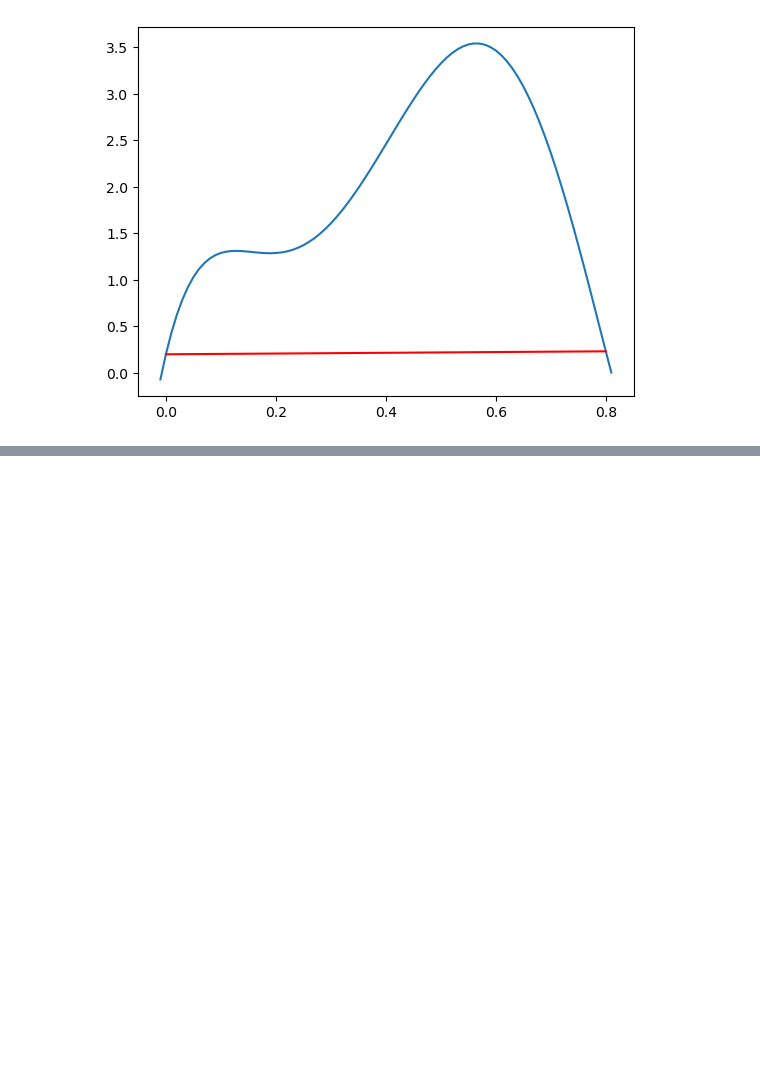
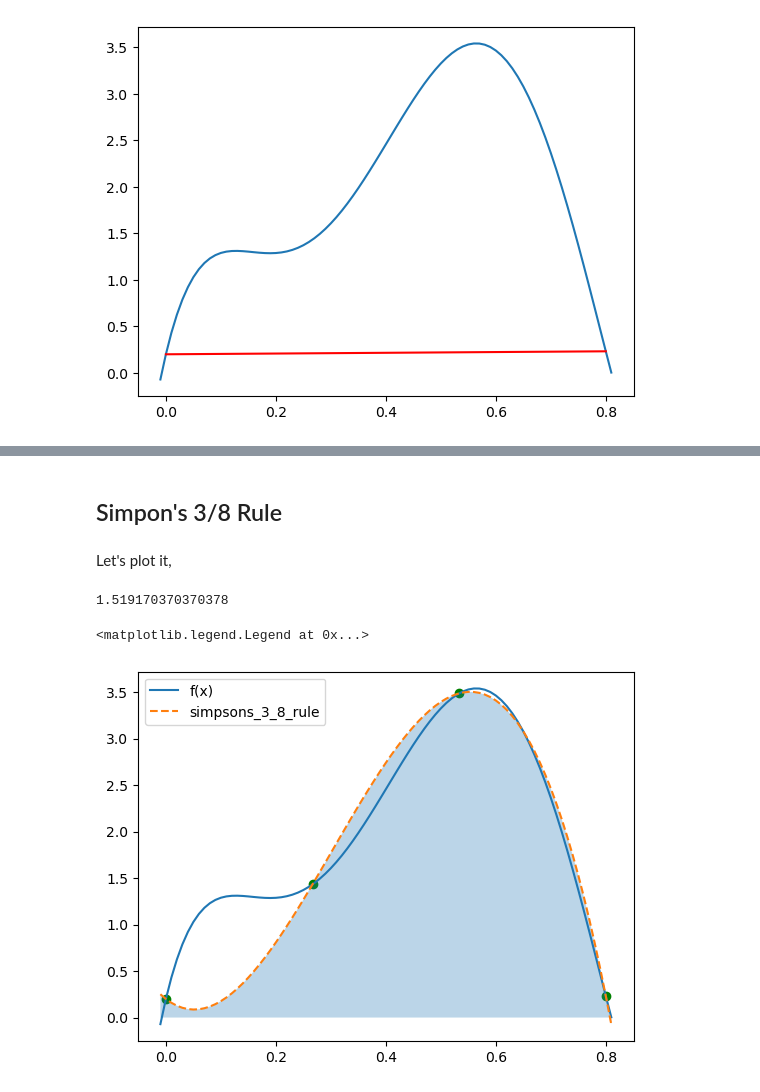
Before and after one commit to SharafatKarim/python-notebook, a Jupyter notebook: 02 - numerical methods/08 - integrals.ipynb, the cells around one changed output, grey strips where cells are left out. Saved outputs shown, nothing was run; the diff lists cells and outputs as text; code cells hidden in the pictures; blank space fills up the shorter version.

```diff
--- a/02 - numerical methods/08 - integrals.ipynb
+++ b/02 - numerical methods/08 - integrals.ipynb
@@ -39,0 +63,25 @@ plt.plot([0, 0.8], [fun(0), fun(0.8)], color='red')
+# %% [markdown]
+## Simpon's 3/8 Rule
+# %%
+def simpsons_3_8_rule(fun, a, b):
+    a, b = min(a, b), max(a, b)
+    h = (b - a) / 3
+    return (3 * h / 8) * (fun(a) + 3 * fun(a + h) + 3 * fun(a + 2 * h) + fun(b))
+# %% [markdown]
+Let's plot it,
+# %%
+from scipy.interpolate import CubicSpline
+
+a, b, c, d = 0, 0.8/3, 0.8/3*2, 0.8
+print(simpsons_3_8_rule(fun, a, d))
+
+plt.plot(array, fun(array), label="f(x)")
+plt.plot(array, CubicSpline([a, b, c, d], [fun(a), fun(b), fun(c), fun(d)])(array), '--', label="simpsons_3_8_rule")
+plt.scatter([a, b, c, d], [fun(a), fun(b), fun(c), fun(d)], color='green')
+plt.fill_between(array, CubicSpline([a, b, c, d], [fun(a), fun(b), fun(c), fun(d)])(array), alpha=0.3)
+
+plt.legend()
+# %% [output]
+1.519170370370378
+<matplotlib.legend.Legend at 0x...>
+[figure, added]
```
Also changed, not shown: parts of 7 cells of this notebook.
